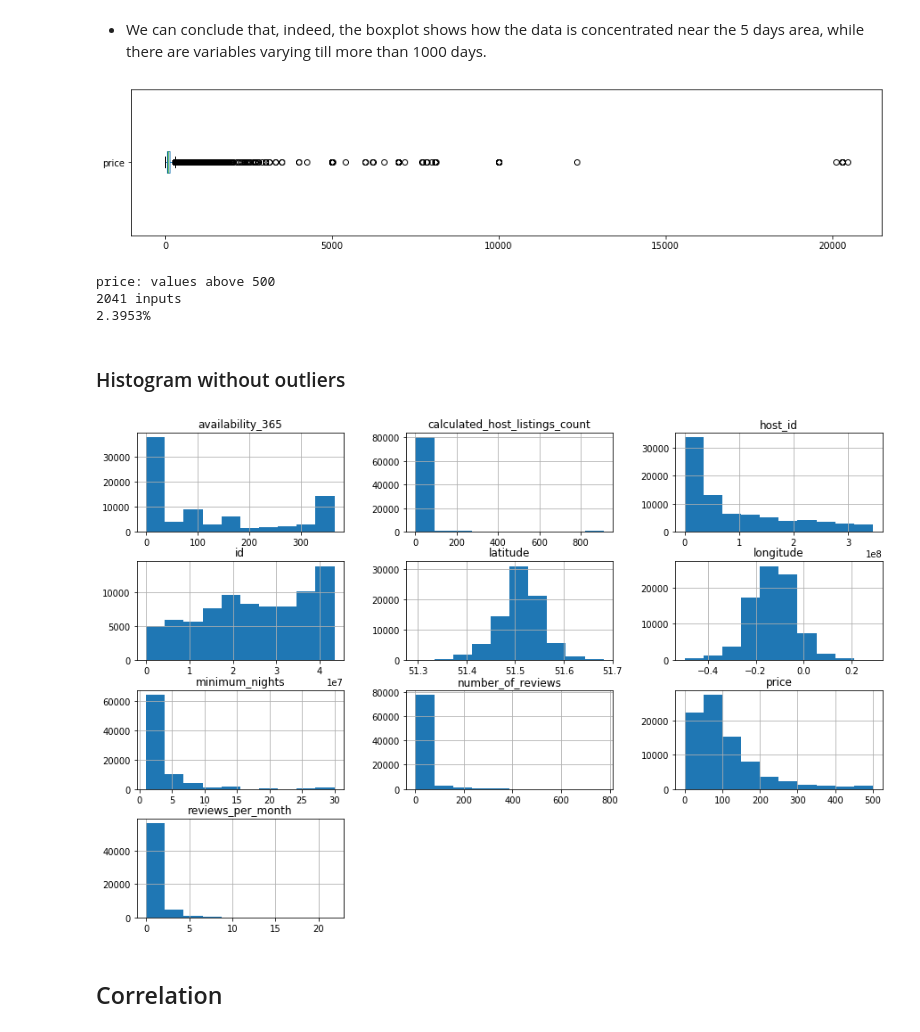
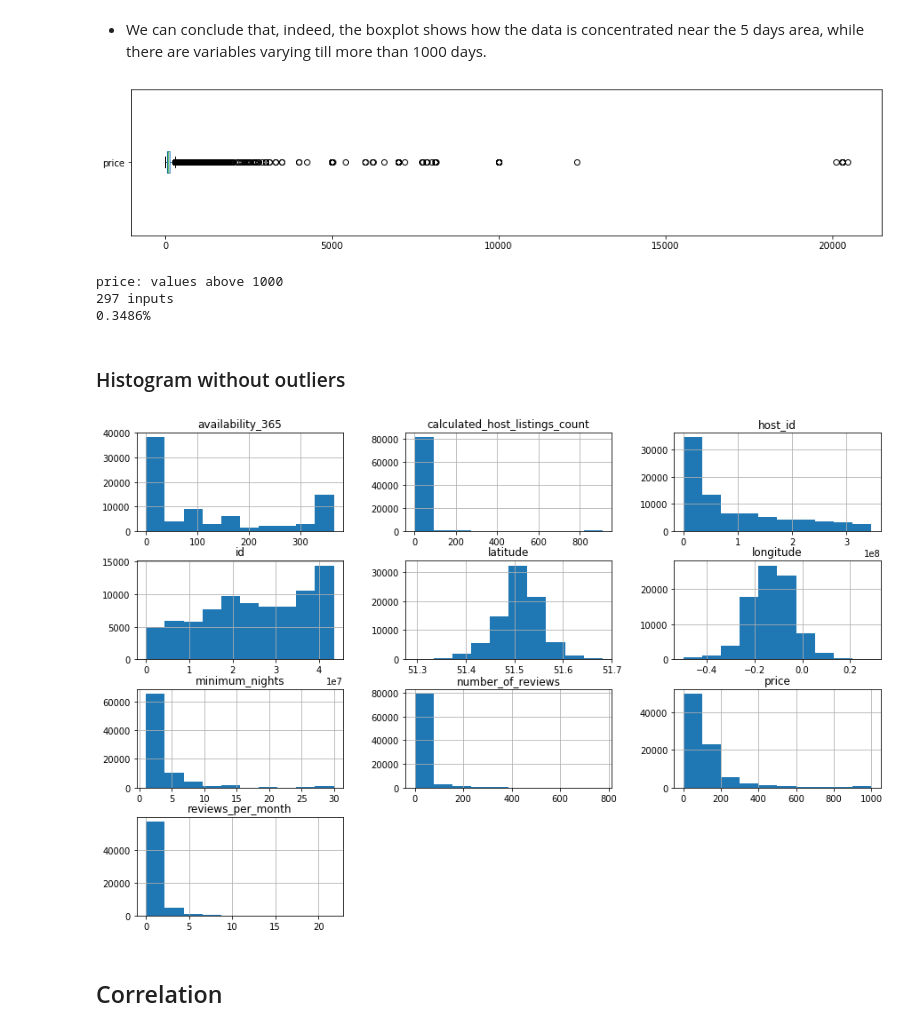
Before and after one commit to ItamarRocha/Machine-Learning-and-Data-Analysis, a Jupyter notebook: airbnb/Airbnb.ipynb, the cells around one changed output. Drawn from its saved outputs; the diff is of its cells as text; code cells hidden in the pictures.

```diff
--- a/airbnb/Airbnb.ipynb
+++ b/airbnb/Airbnb.ipynb
@@ -293,25 +293,25 @@ df.price.plot(kind='box', vert=False, figsize=(15, 3))
 plt.show()
 
 
-print("\nprice: values above 500")
-print("{} inputs".format(len(df[df.price > 500])))
-print("{:.4f}%".format((len(df[df.price > 500]) / df.shape[0])*100))
+print("\nprice: values above 1000")
+print("{} inputs".format(len(df[df.price > 1000])))
+print("{:.4f}%".format((len(df[df.price > 1000]) / df.shape[0])*100))
 # %% [output]
 [figure]
-price: values above 500
-2041 inputs
-2.3953%
+price: values above 1000
+297 inputs
+0.3486%
 # %% [markdown]
 ### Histogram without outliers
 # %%
 # remove the outliers in these 2 variables inside the dataframe
 df_clean = df.copy()
-df_clean.drop(df_clean[df_clean.price > 500].index, axis=0, inplace=True)
+df_clean.drop(df_clean[df_clean.price > 1000].index, axis=0, inplace=True)
 df_clean.drop(df_clean[df_clean.minimum_nights > 30].index, axis=0, inplace=True)
 
 # plotting
 df_clean.hist(bins=10, figsize=(15,10));
 # %% [output]
-[figure, old version]
+[figure, new version]
 # %% [markdown]
 ## Correlation
```
Also changed, not shown: parts of 23 cells of this notebook, 2 other files.
